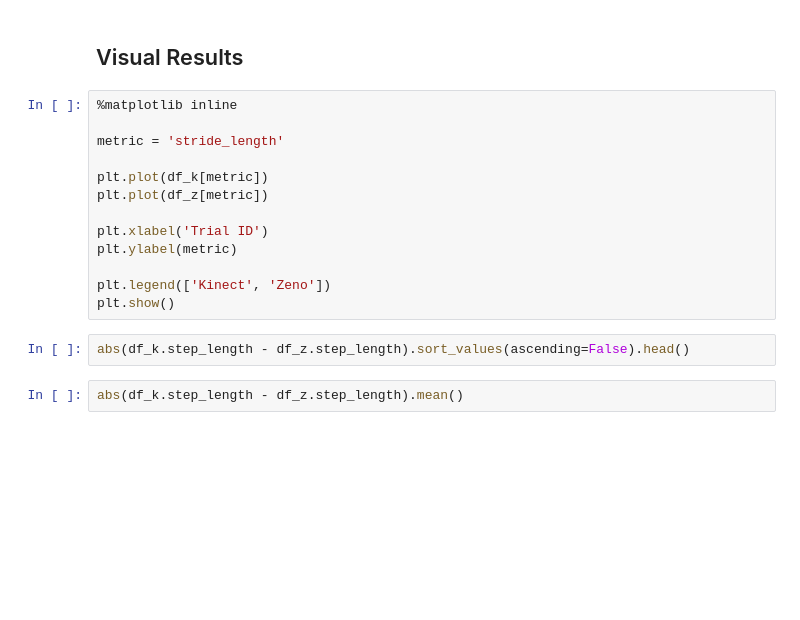
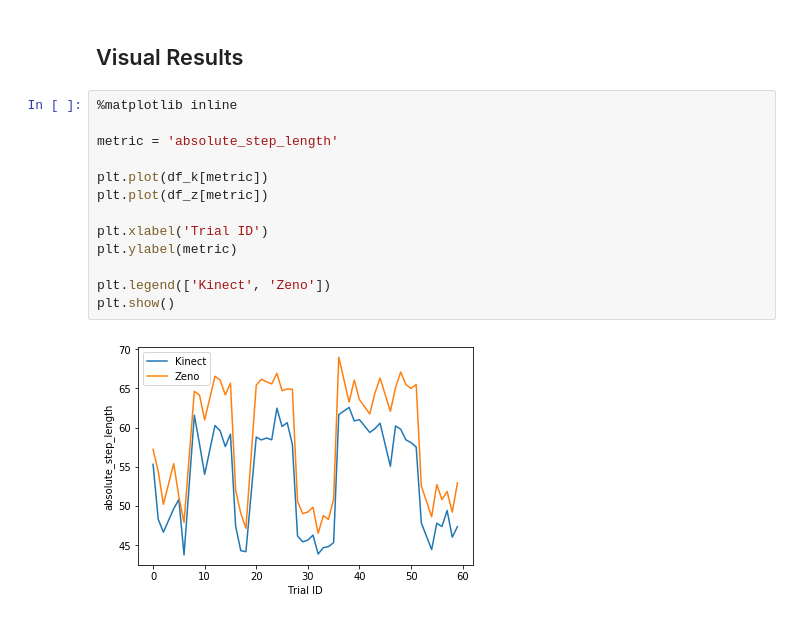
Before and after one commit to ajhynes7/side-view-depth-gait, a Jupyter notebook: notebooks/analysis.ipynb, the cells around one changed output. Cells and saved outputs as stored; diff of their text form; blank space fills up the shorter version.

```diff
--- a/notebooks/analysis.ipynb
+++ b/notebooks/analysis.ipynb
@@ -53,19 +53,17 @@ df_k = pd.merge(df_k, df_k_raw.head_distance.to_frame(), left_on='File', right_i
 # %%
 %matplotlib inline
 
-metric = 'stride_length'
+metric = 'absolute_step_length'
 
 plt.plot(df_k[metric])
 plt.plot(df_z[metric])
 
 plt.xlabel('Trial ID')
 plt.ylabel(metric)
 
 plt.legend(['Kinect', 'Zeno'])
 plt.show()
+# %% [output]
+[figure, added]
-# %%
-abs(df_k.step_length - df_z.step_length).sort_values(ascending=False).head()
-# %%
-abs(df_k.step_length - df_z.step_length).mean()
 # %%
 x_label, y_label = 'Zeno Walkway', 'Kinect'
```
Also changed, not shown: parts of 5 cells of this notebook, 2 other files.
